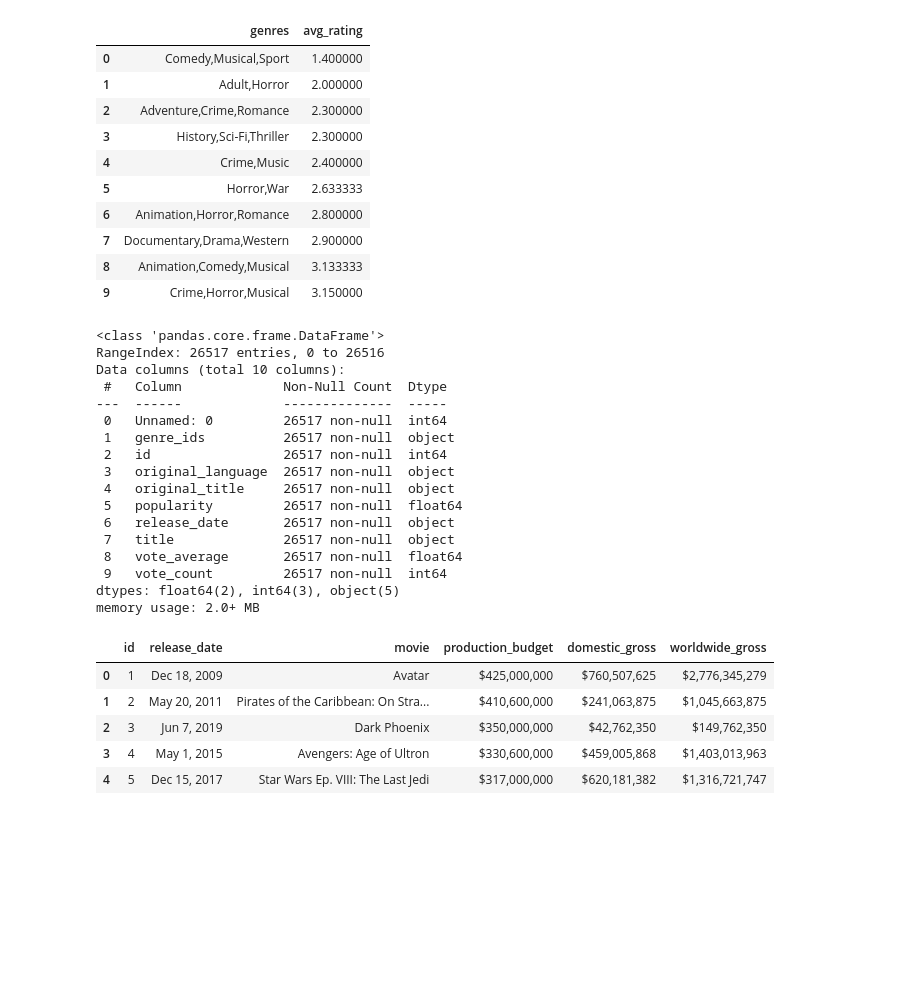
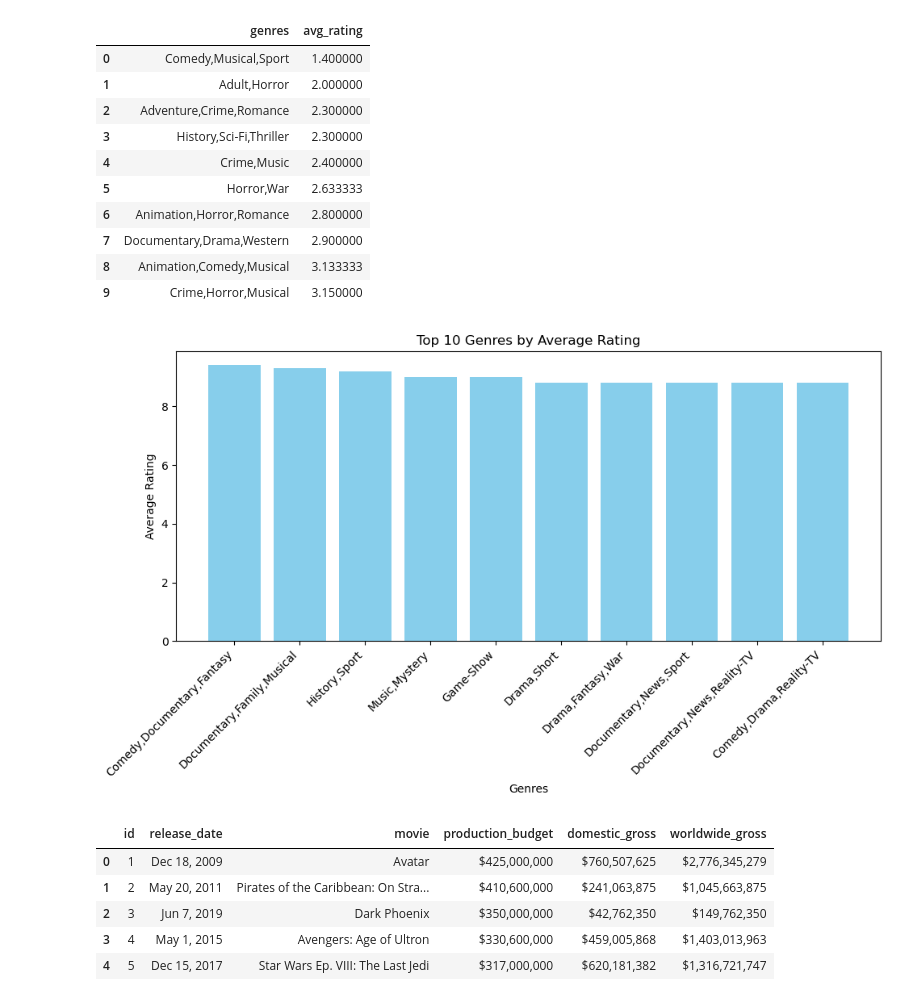
Before and after one commit to FarhiyaJarso/Microsoft-movie-project, a Jupyter notebook: student.ipynb, the cells around one changed output. Saved outputs shown, nothing was run; the diff lists cells and outputs as text; code cells hidden in the pictures; blank space fills up the shorter version.

Commit message:
Data Analysis 2

```diff
--- a/student.ipynb
+++ b/student.ipynb
@@ -109,26 +129,29 @@ pd.read_sql("""
 | 7 | Documentary,Drama,Western | 2.900000 |
 | 8 | Animation,Comedy,Musical | 3.133333 |
 | 9 | Crime,Horror,Musical | 3.150000 |
-# %%
-df.info()
-# %% [output]
-<class 'pandas.core.frame.DataFrame'>
-RangeIndex: 26517 entries, 0 to 26516
-Data columns (total 10 columns):
- #   Column             Non-Null Count  Dtype
----  ------             --------------  -----
- 0   Unnamed: 0         26517 non-null  int64
- 1   genre_ids          26517 non-null  object
- 2   id                 26517 non-null  int64
- 3   original_language  26517 non-null  object
- 4   original_title     26517 non-null  object
- 5   popularity         26517 non-null  float64
- 6   release_date       26517 non-null  object
- 7   title              26517 non-null  object
- 8   vote_average       26517 non-null  float64
- 9   vote_count         26517 non-null  int64
-dtypes: float64(2), int64(3), object(5)
-memory usage: 2.0+ MB
+# %%
+
+top_genres =pd.read_sql("""
+   SELECT  genres, AVG(averagerating) as avg_rating
+      FROM movie_basics
+    JOIN  movie_ratings ON movie_basics.movie_id = movie_ratings.movie_id
+    GROUP BY genres
+    ORDER BY avg_rating DESC
+    LIMIT 10
+   """, conn)
+
+#Plotting bar graph shwoing top 10 Genres by Average rating
+
+plt.figure(figsize=(10, 6))
+plt.bar(top_genres['genres'], top_genres['avg_rating'], color='skyblue')
+plt.title('Top 10 Genres by Average Rating')
+plt.xlabel('Genres')
+plt.ylabel('Average Rating')
+plt.xticks(rotation=45, ha='right')
+plt.tight_layout()
+plt.show()
+# %% [output]
+[figure, added]
 # %%
 #loading the tn.movie_budgets data file
 df1 = pd.read_csv("zippedData/tn.movie_budgets.csv")
```
Also changed, not shown: parts of 7 cells of this notebook.
